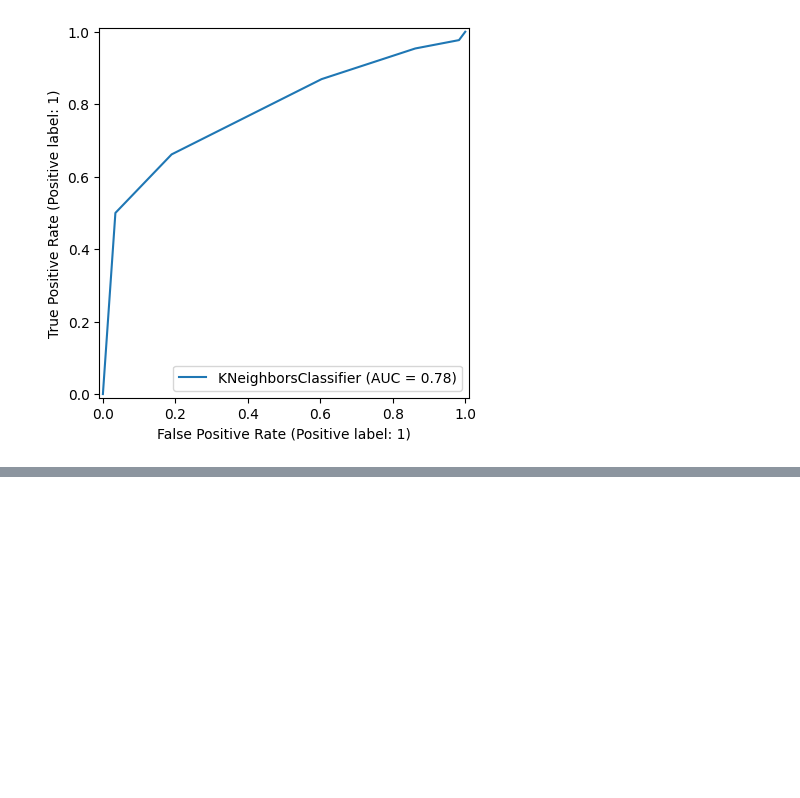
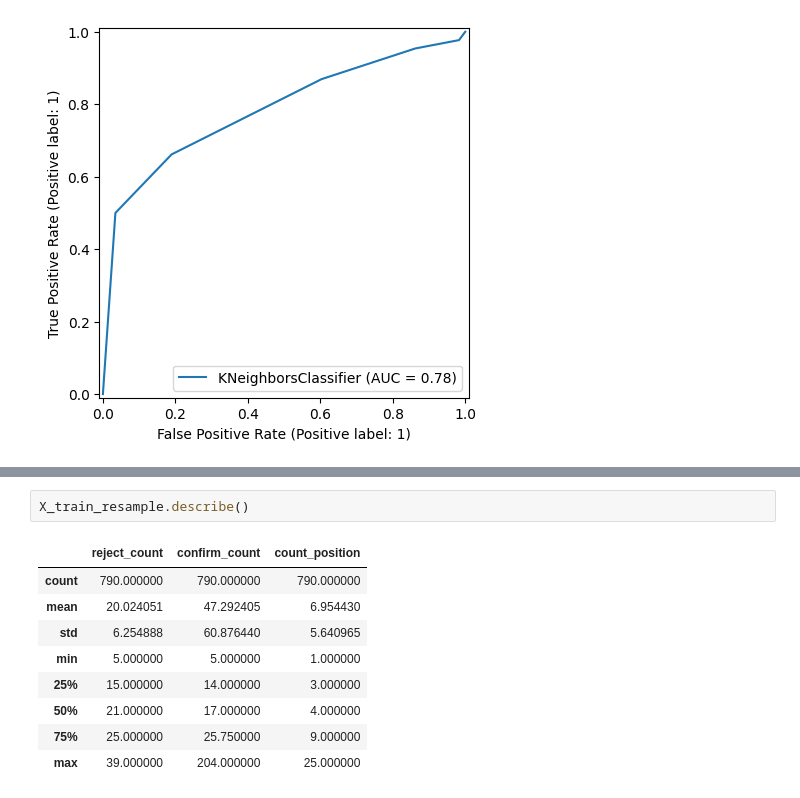
Before and after one commit to FullTOPik/ml_basic_models, a Jupyter notebook: yandex/orders_seafood.ipynb, the cells around one changed output, grey strips where cells are left out. Drawn from its saved outputs; the diff is of its cells as text; blank space fills up the shorter version.

```diff
--- a/yandex/orders_seafood.ipynb
+++ b/yandex/orders_seafood.ipynb
@@ -191,0 +269,12 @@ RocCurveDisplay.from_estimator(model, X_test_scalled, y_test)
+# %%
+X_train_resample.describe()
+# %% [output]
+|  | reject_count | confirm_count | count_position |
+| count | 790.000000 | 790.000000 | 790.000000 |
+| mean | 20.024051 | 47.292405 | 6.954430 |
+| std | 6.254888 | 60.876440 | 5.640965 |
+| min | 5.000000 | 5.000000 | 1.000000 |
+| 25% | 15.000000 | 14.000000 | 3.000000 |
+| 50% | 21.000000 | 17.000000 | 4.000000 |
+| 75% | 25.000000 | 25.750000 | 9.000000 |
+| max | 39.000000 | 204.000000 | 25.000000 |
```
Also changed, not shown: parts of 26 cells of this notebook.
